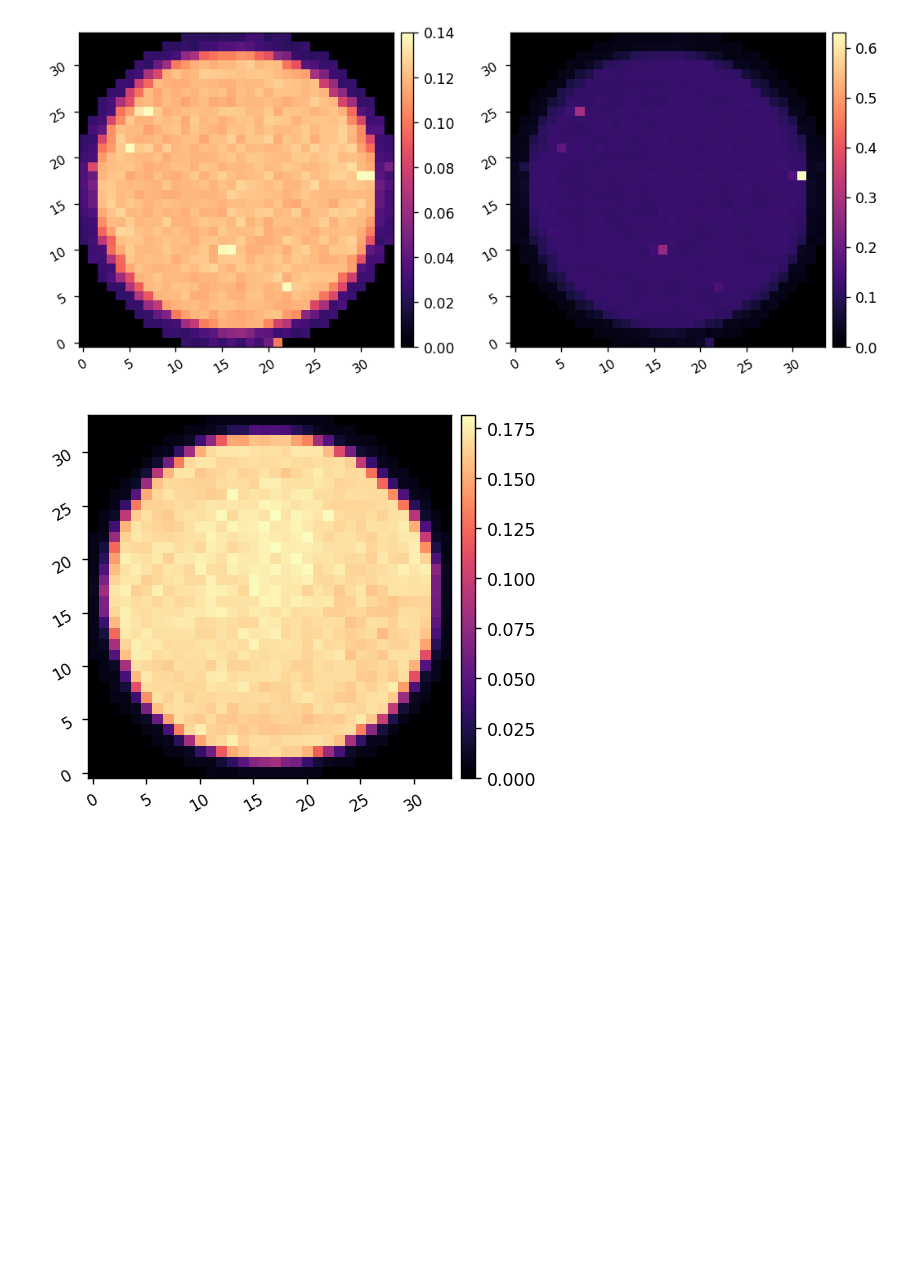
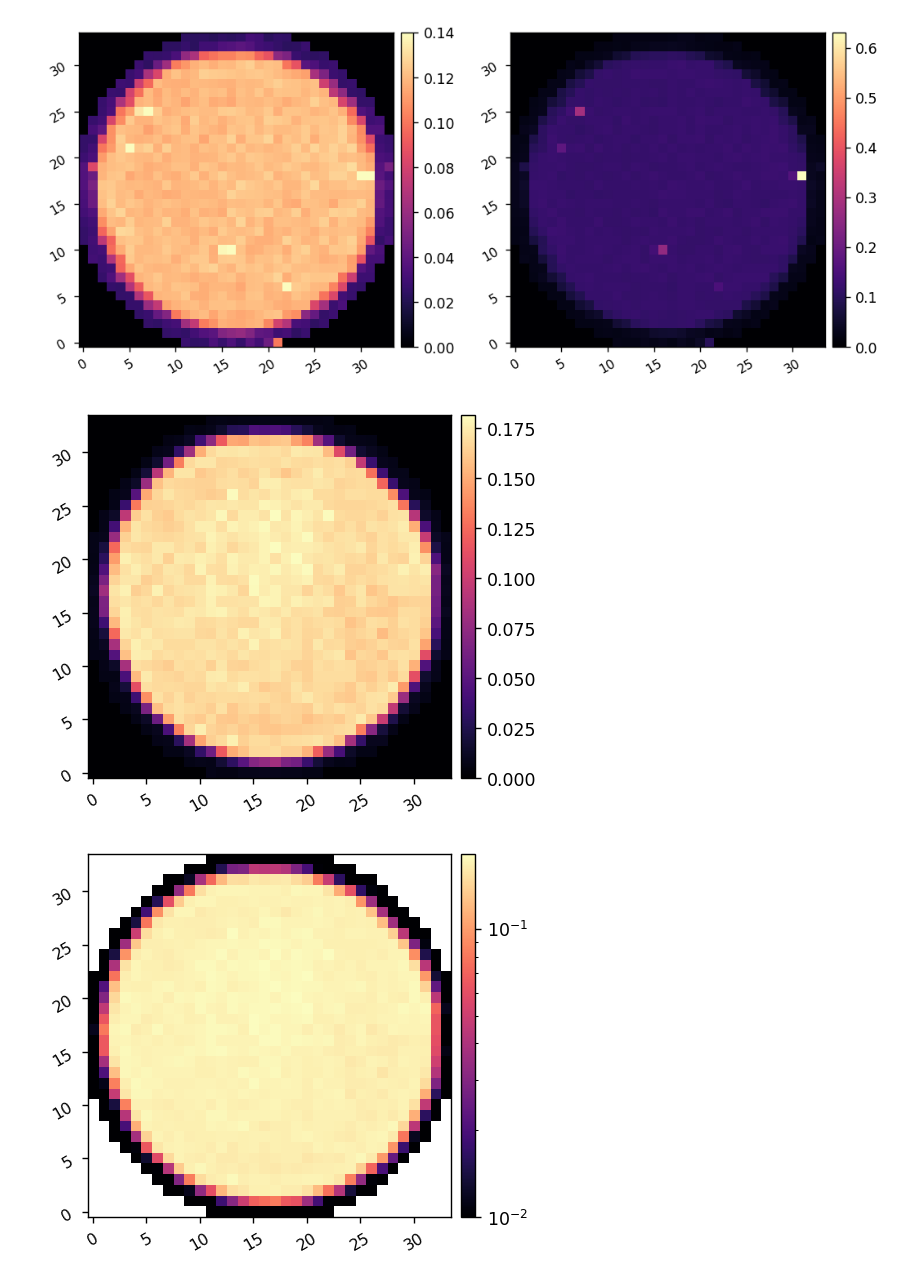
Before and after one commit to kian1377/scoob-exps, a Jupyter notebook: demos/installing_new_dm.ipynb, the cells around one changed output. Drawn from its saved outputs; the diff is of its cells as text; code cells hidden in the pictures; blank space fills up the shorter version.

```diff
--- a/demos/installing_new_dm.ipynb
+++ b/demos/installing_new_dm.ipynb
@@ -116,5 +117,7 @@ imshow2(dmmap, dmmap, vmax1=0.14)
 # %%
 dmmap = fits.getdata('/opt/MagAOX/calib/fdpr2/kilo_dmdiv/dmmap.fits')
 imshow1(dmmap)
+imshow1(dmmap, lognorm=1, vmin=1e-2)
 # %% [output]
 [figure]
+[figure, added]
```
Also changed, not shown: parts of 3 cells of this notebook, 1 other file.
